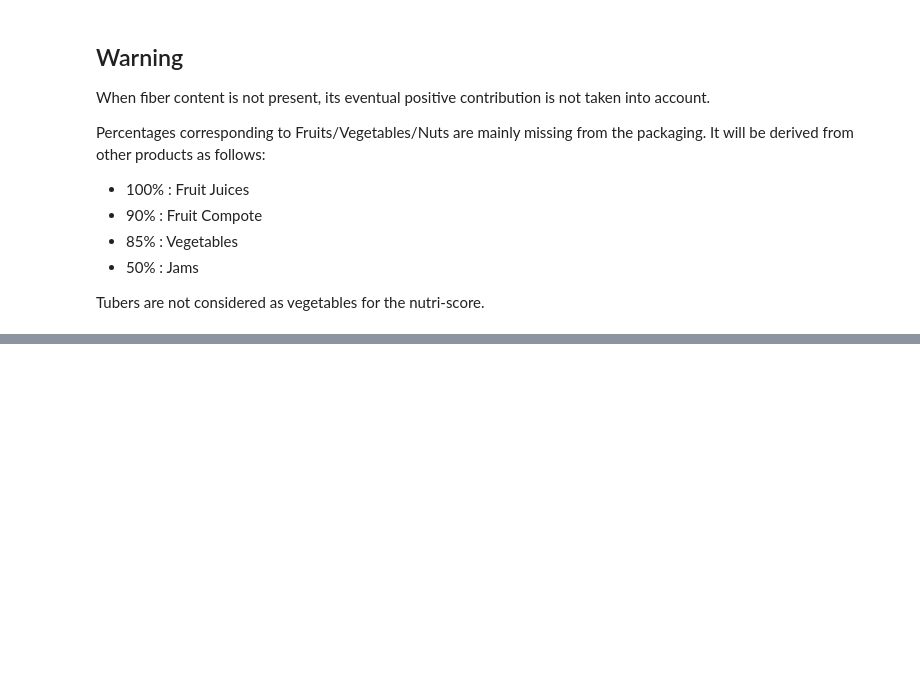
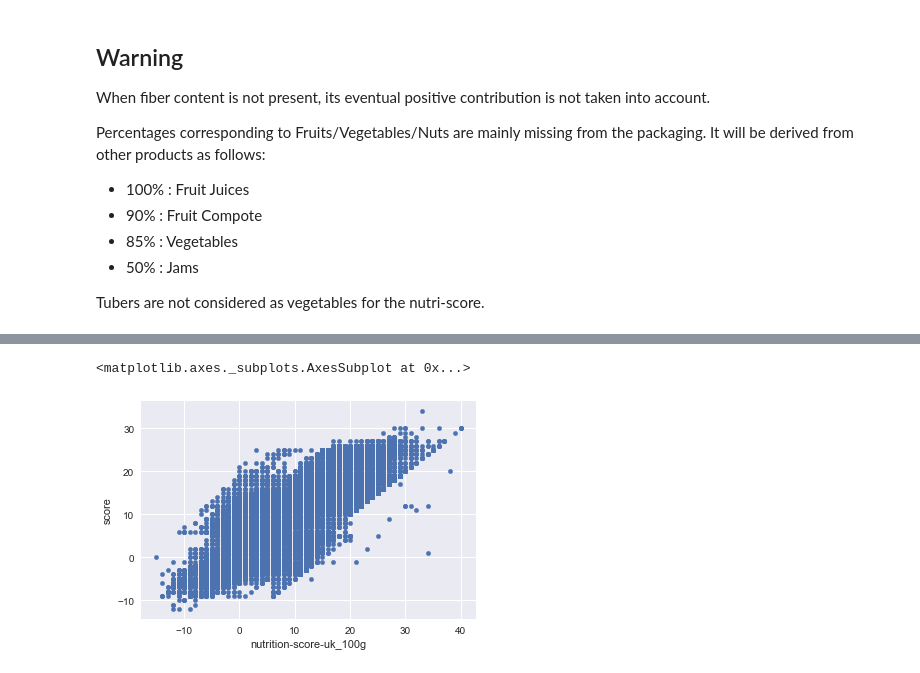
Before and after one commit to Painguin/smart_rams_project, a Jupyter notebook: Project.ipynb, the cells around one changed output, grey strips where cells are left out. Drawn from its saved outputs; the diff is of its cells as text; code cells hidden in the pictures; blank space fills up the shorter version.

```diff
--- a/Project.ipynb
+++ b/Project.ipynb
@@ -297,0 +307,5 @@ data['score'].hist(bins=int(data['score'].max() - data['score'].min() + 1))
+# %%
+data.plot.scatter('nutrition-score-uk_100g', 'score')
+# %% [output]
+<matplotlib.axes._subplots.AxesSubplot at 0x...>
+[figure, added]
```
Also changed, not shown: parts of 8 cells of this notebook.
